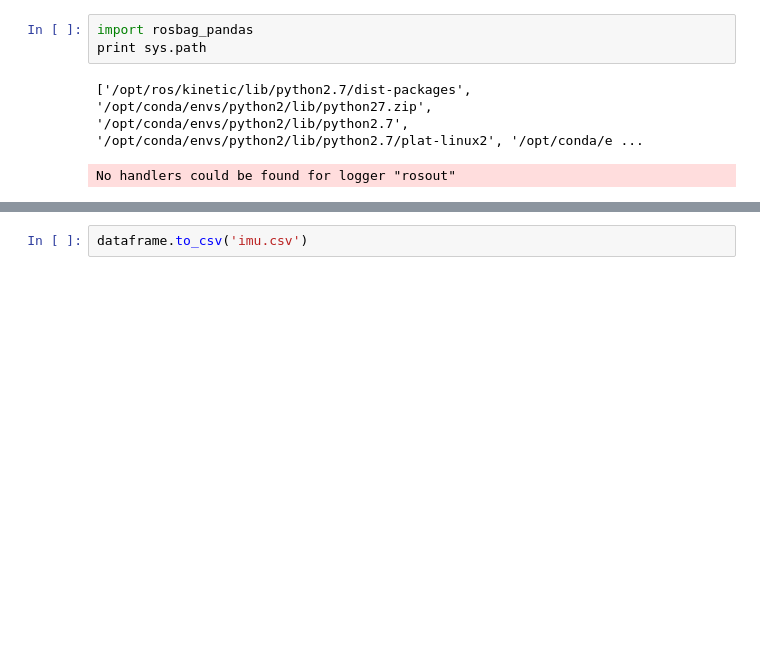
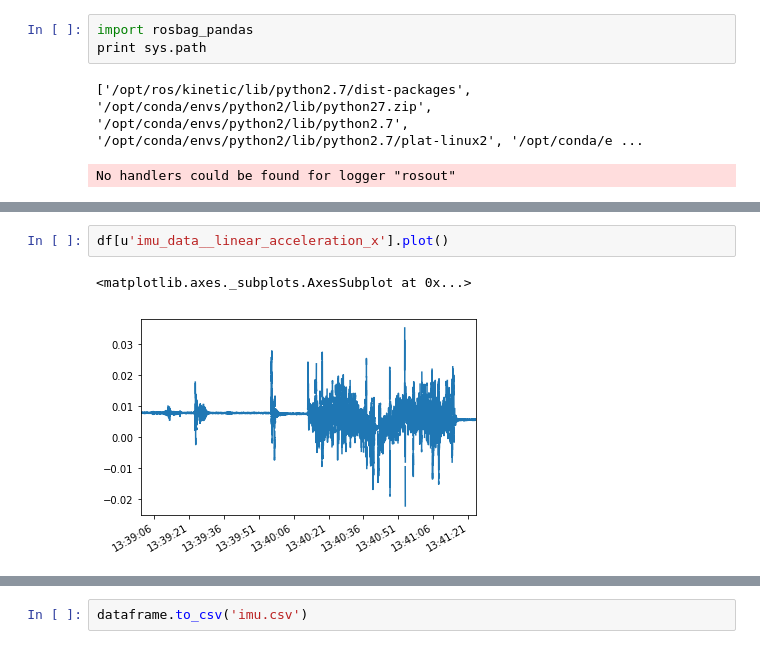
Before and after one commit to marc-hanheide/jupyter-notebooks, a Jupyter notebook: ROSbag_pandas.ipynb, the cells around one changed output, grey strips where cells are left out. Drawn from its saved outputs; the diff is of its cells as text; blank space fills up the shorter version.

```diff
--- a/ROSbag_pandas.ipynb
+++ b/ROSbag_pandas.ipynb
@@ -83,0 +90,5 @@ dataframe['imu_data__linear_acceleration_y'].plot()
+# %%
+df[u'imu_data__linear_acceleration_x'].plot()
+# %% [output]
+<matplotlib.axes._subplots.AxesSubplot at 0x...>
+[figure, added]
```
Also changed, not shown: parts of 7 cells of this notebook, 1 other file.
